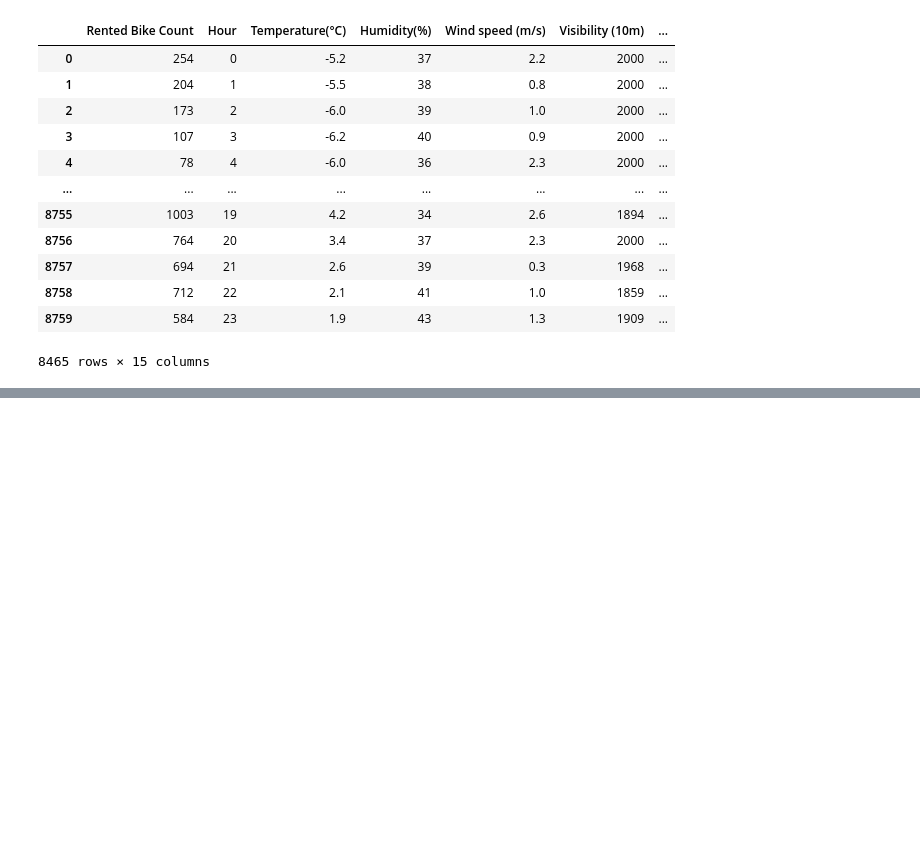
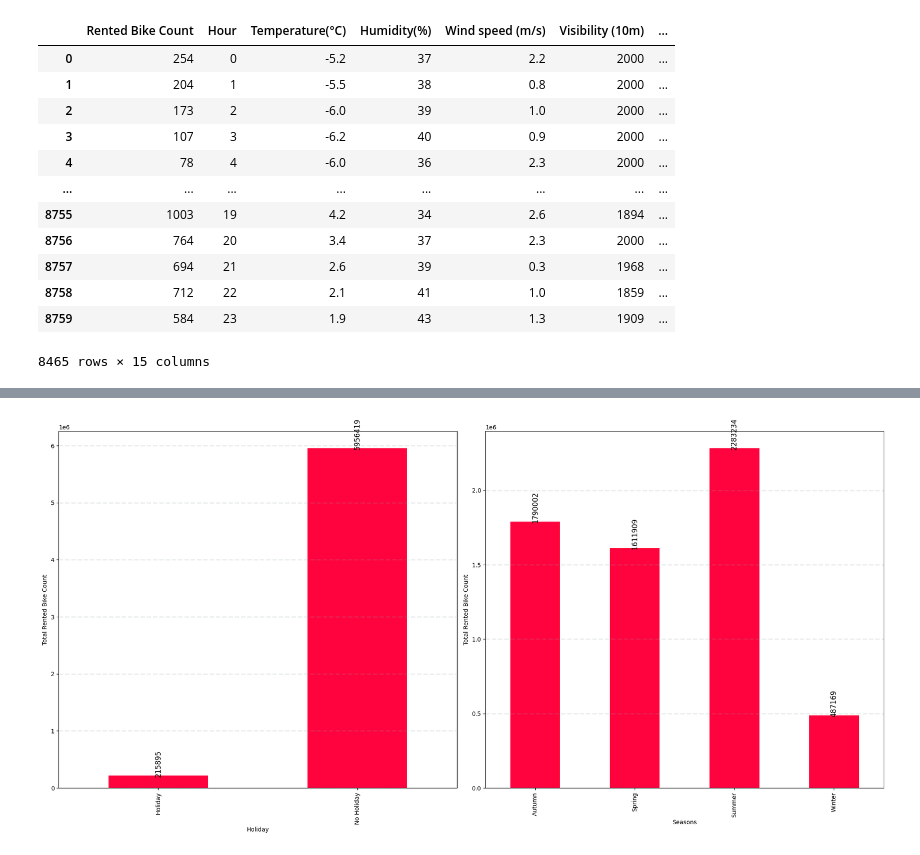
Before and after one commit to MalikAsadAftab/Seoul-Bike-Renting-Synthetic-Data-Generation, a Jupyter notebook: Seoul_Bike_Renting_Synthetic_Data_Generation.ipynb, the cells around one changed output, grey strips where cells are left out. Cells and saved outputs as stored; diff of their text form; code cells hidden in the pictures; blank space fills up the shorter version.

```diff
--- a/Seoul_Bike_Renting_Synthetic_Data_Generation.ipynb
+++ b/Seoul_Bike_Renting_Synthetic_Data_Generation.ipynb
@@ -267,0 +402,4 @@ df1
+# %%
+# Unique number of categorical features
+for feature in categorical_features:
+    print('The feature is {} and number of categories are {}'.format(feature,len(data[feature].unique())))
@@ -267,0 +418,17 @@ df1
+# %%
+#Find out the relationship between categorical variable and dependent feature Rented Bike Count
+
+fig = plt.figure(figsize = (20,10))
+for index,column in enumerate(categorical_features) :
+    plt.subplot(1,2,index+1)
+    dataset=df1.copy()
+    dataset.groupby(feature)['Rented Bike Count'].sum().plot(kind='bar',color="#ff033e")
+    feature = df1[column]
+    ax = fig.gca()
+    plt.ylabel('Total Rented Bike Count')
+    plt.tight_layout()
+    plt.grid(color='#95a5a6', linestyle='--', linewidth=2, axis='y', alpha=0.2)
+    for p in ax.patches:
+        ax.annotate(round(p.get_height()),(p.get_x() + p.get_width()/2,p.get_height()),ha='center',size= 12, rotation=90)
+# %% [output]
+[figure, added]
```
Also changed, not shown: parts of 28 cells of this notebook.
